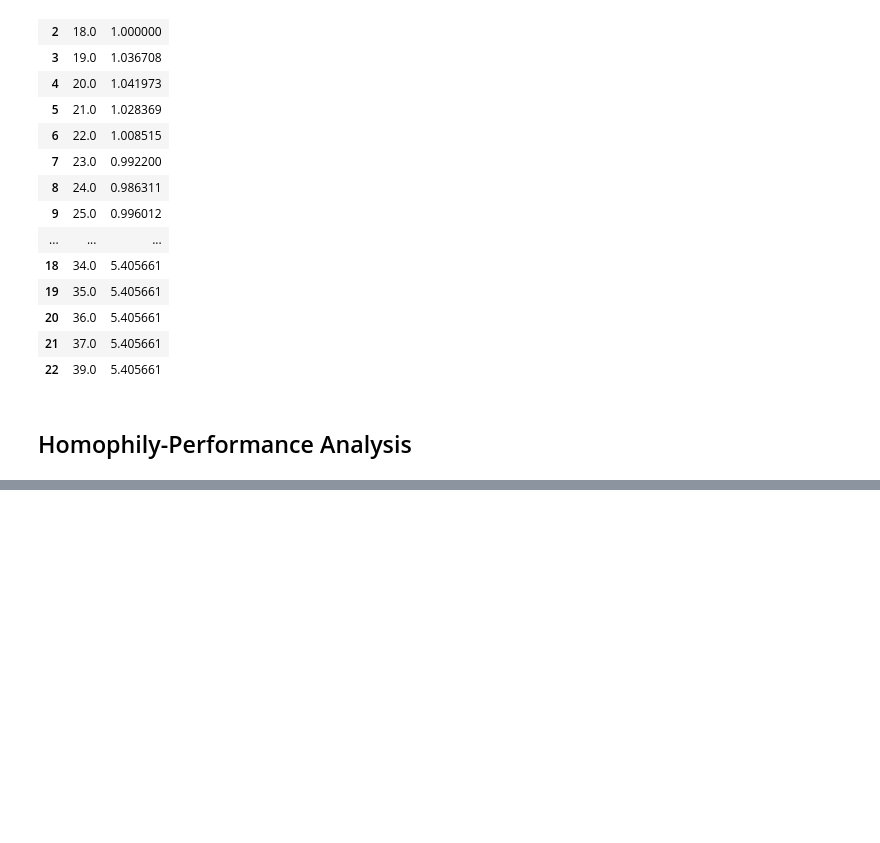
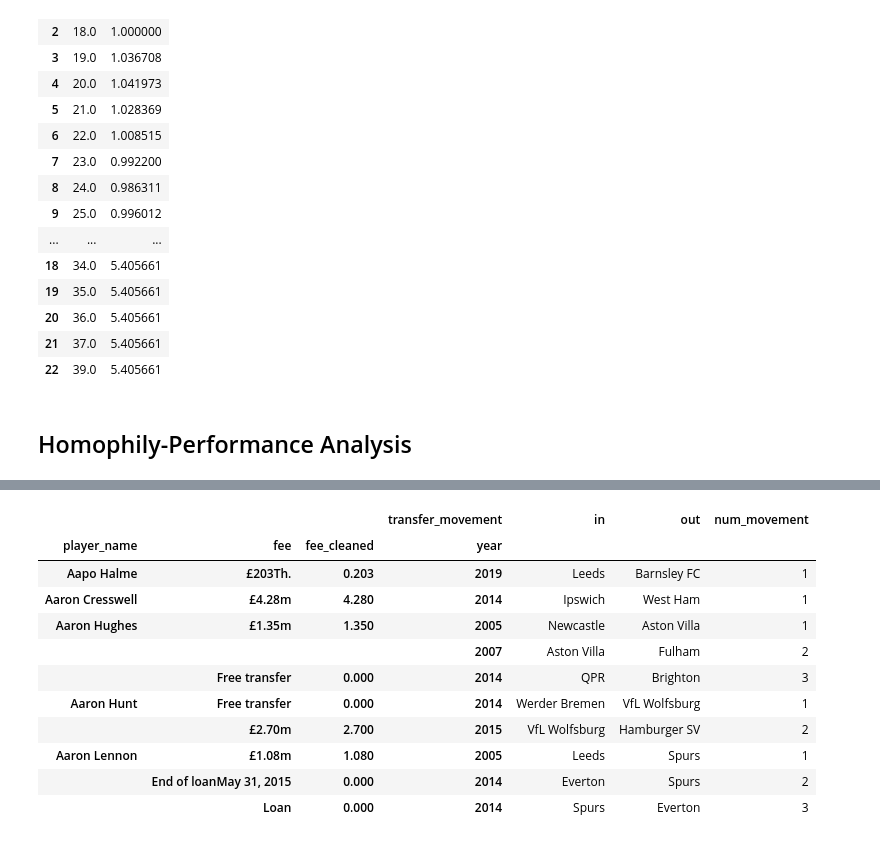
Before and after one commit to willit031794/net-analytics-ftp, a Jupyter notebook: scripts/analysis.ipynb, the cells around one changed output, grey strips where cells are left out. Drawn from its saved outputs; the diff is of its cells as text; code cells hidden in the pictures; blank space fills up the shorter version.

```diff
--- a/scripts/analysis.ipynb
+++ b/scripts/analysis.ipynb
@@ -194,0 +214,19 @@ adj_coef_table
+# %%
+# get column 'num_movement' which represent the number of movement
+summary_table['count'] = 1
+summary_table['num_movement'] = summary_table.groupby('player_name')['count'].cumcount() + 1
+summary_table.drop(columns = 'count', inplace = True)
+summary_table.head(10)
+# %% [output]
+|  |  |  | transfer_movement | in | out | num_movement |
+| player_name | fee | fee_cleaned | year |  |  |  |
+| Aapo Halme | £203Th. | 0.203 | 2019 | Leeds | Barnsley FC | 1 |
+| Aaron Cresswell | £4.28m | 4.280 | 2014 | Ipswich | West Ham | 1 |
+| Aaron Hughes | £1.35m | 1.350 | 2005 | Newcastle | Aston Villa | 1 |
+|  |  |  | 2007 | Aston Villa | Fulham | 2 |
+|  | Free transfer | 0.000 | 2014 | QPR | Brighton | 3 |
+| Aaron Hunt | Free transfer | 0.000 | 2014 | Werder Bremen | VfL Wolfsburg | 1 |
+|  | £2.70m | 2.700 | 2015 | VfL Wolfsburg | Hamburger SV | 2 |
+| Aaron Lennon | £1.08m | 1.080 | 2005 | Leeds | Spurs | 1 |
+|  | End of loanMay 31, 2015 | 0.000 | 2014 | Everton | Spurs | 2 |
+|  | Loan | 0.000 | 2014 | Spurs | Everton | 3 |
```
Also changed, not shown: parts of 9 cells of this notebook, 2 other files.
